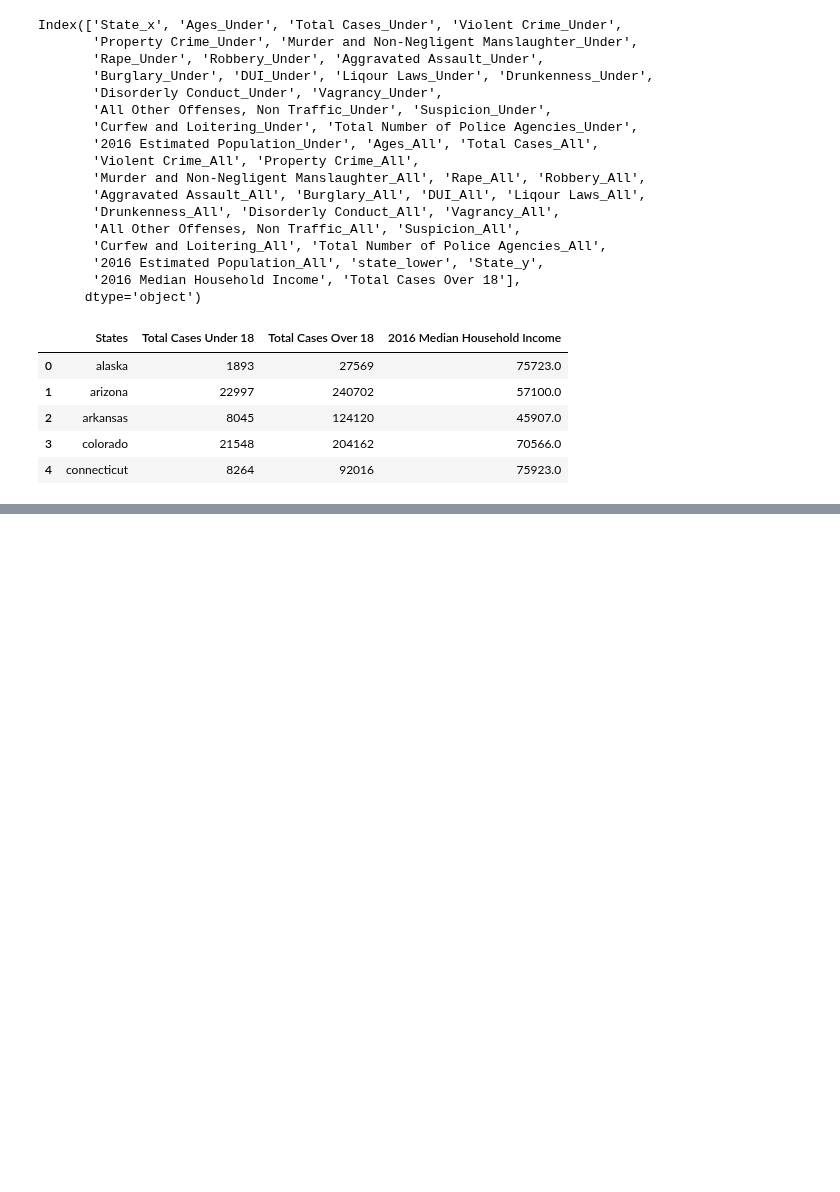
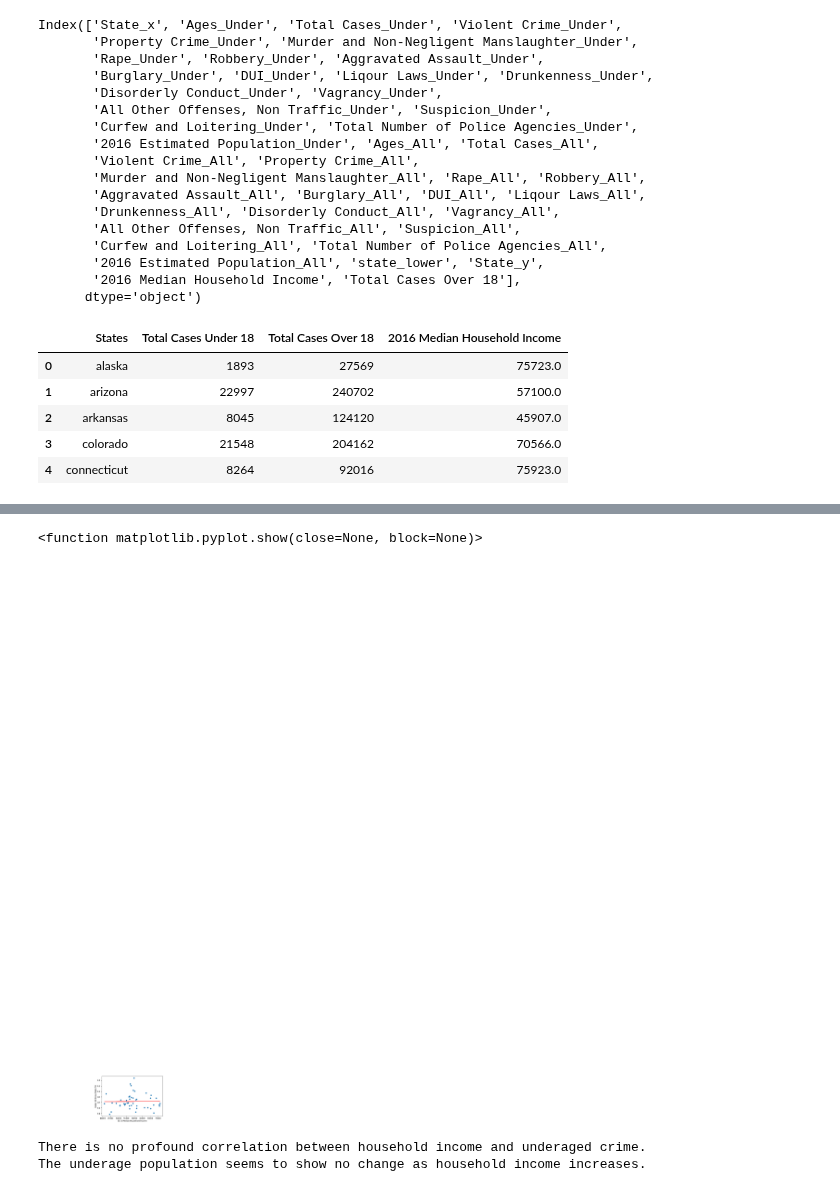
Before and after one commit to sjuarez382/UCI-Group_Project_1-Team9, a Jupyter notebook: State_Crime_Updated.ipynb, the cells around one changed output, grey strips where cells are left out. Drawn from its saved outputs; the diff is of its cells as text; code cells hidden in the pictures; blank space fills up the shorter version.

```diff
--- a/State_Crime_Updated.ipynb
+++ b/State_Crime_Updated.ipynb
@@ -465,0 +508,4 @@ age_under_over18.head()
+# %%
+# DF with = OVER 18 and INCOME - Descending
+age_over18_df = age_under_over18.loc[:, ["States", "Total Cases Over 18", "2016 Median Household Income"]]
+age_over18_df.sort_values(by='2016 Median Household Income', ascending=False).head()
@@ -522,0 +628,21 @@ new_age_income
+# %%
+x_values = new_age_income["2016 Median Household Income"]
+y_values = new_age_income["% under 18"]
+(slope, intercept, rvalue, pvalue, stderr) = linregress(x_values, y_values)
+regress_values = x_values * slope + intercept
+line_eq = "y = " + str(round(slope,2)) + "x + " + str(round(intercept,2))
+plt.scatter(x_values, y_values)
+plt.plot(x_values,regress_values,"r-")
+plt.annotate(line_eq,(6,10),fontsize=15,color="red")
+plt.xlabel('2016 Median Household Income')
+plt.ylabel('Under 18 Crime Rate (%)')
+plt.show
+# %% [output]
+<function matplotlib.pyplot.show(close=None, block=None)>
+[figure, added]
+# %%
+print("There is no profound correlation between household income and underaged crime.")
+print("The underage population seems to show no change as household income increases.")
+# %% [output]
+There is no profound correlation between household income and underaged crime.
+The underage population seems to show no change as household income increases.
```
Also changed, not shown: parts of 26 cells of this notebook.
